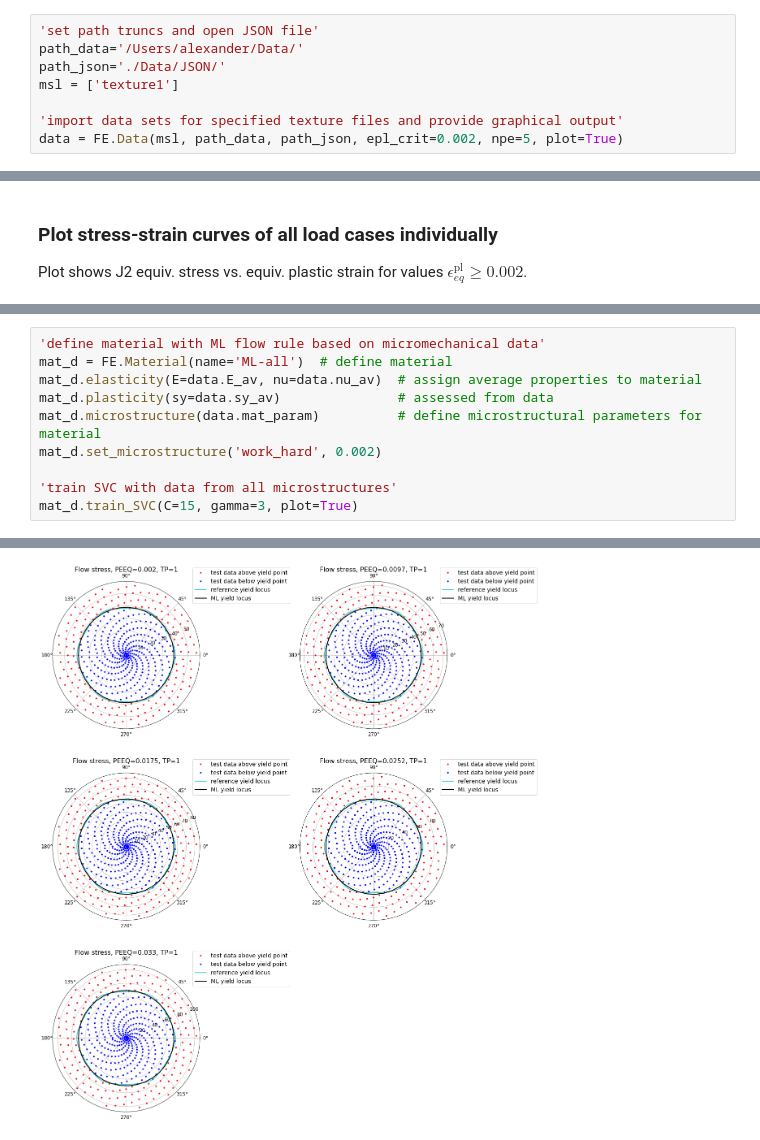
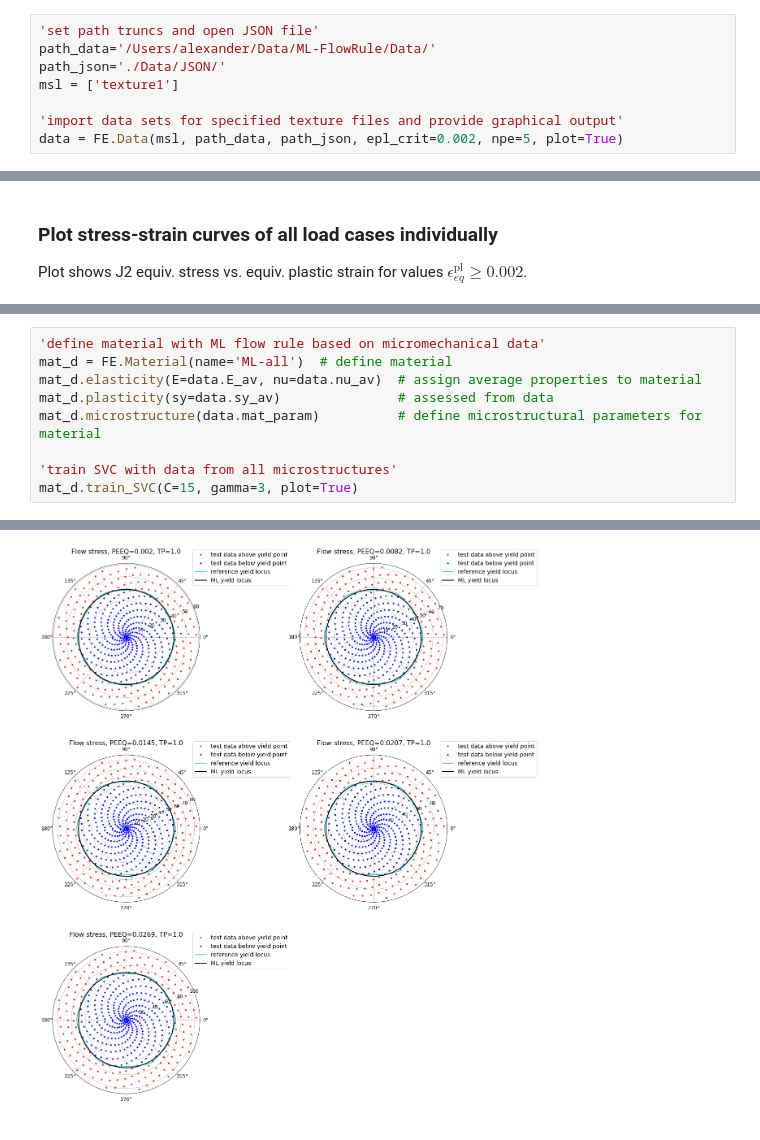
Before and after one commit to mfkiwl/pyLabFEA, a Jupyter notebook: pyLabFEA_ML-FlowRule-WH-v4.ipynb, the cells around one changed output, grey strips where cells are left out. Cells and saved outputs as stored; diff of their text form.

```diff
--- a/pyLabFEA_ML-FlowRule-WH-v4.ipynb
+++ b/pyLabFEA_ML-FlowRule-WH-v4.ipynb
@@ -556,7 +591,7 @@ With work hardening the stability of the ML material is further deminished.
 ## Import and process data from micromechanical simulations
 # %%
 'set path truncs and open JSON file'
-path_data='/Users/alexander/Data/'
+path_data='/Users/alexander/Data/ML-FlowRule/Data/'
 path_json='./Data/JSON/'
 msl = ['texture1']
 
@@ -600,7 +636,6 @@ mat_d = FE.Material(name='ML-all')  # define material
 mat_d.elasticity(E=data.E_av, nu=data.nu_av)  # assign average properties to material
 mat_d.plasticity(sy=data.sy_av)               # assessed from data
 mat_d.microstructure(data.mat_param)          # define microstructural parameters for material
-mat_d.set_microstructure('work_hard', 0.002)
 
 'train SVC with data from all microstructures'
 mat_d.train_SVC(C=15, gamma=3, plot=True)
@@ -623 +658 @@ Initial yield locus plotted together with flow stresses for PEEQ in range [ 0.00
-[figure, old version]
+[figure, new version]
```
Also changed, not shown: parts of 15 cells of this notebook, 20 other files.
